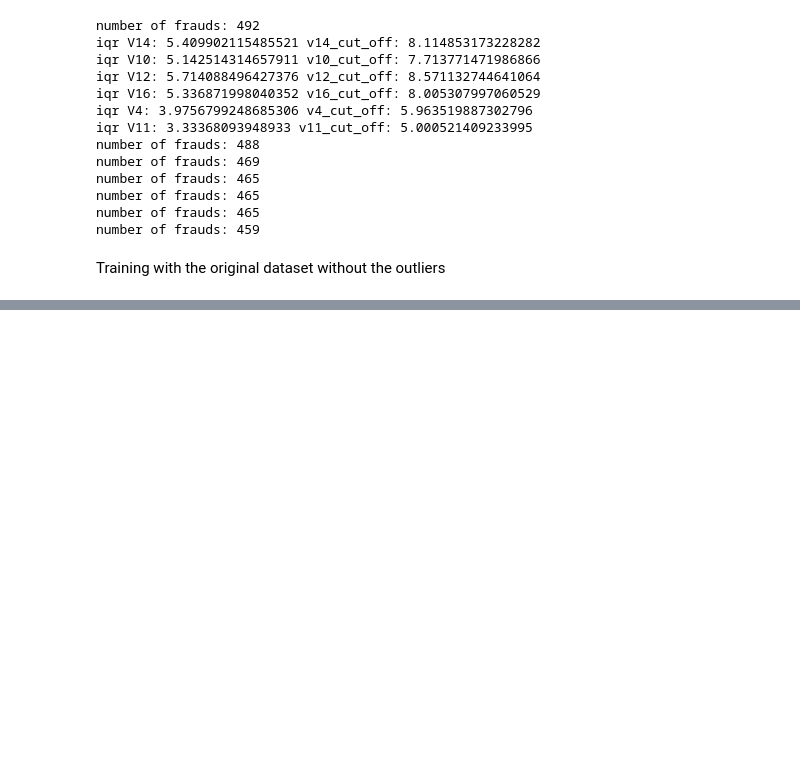
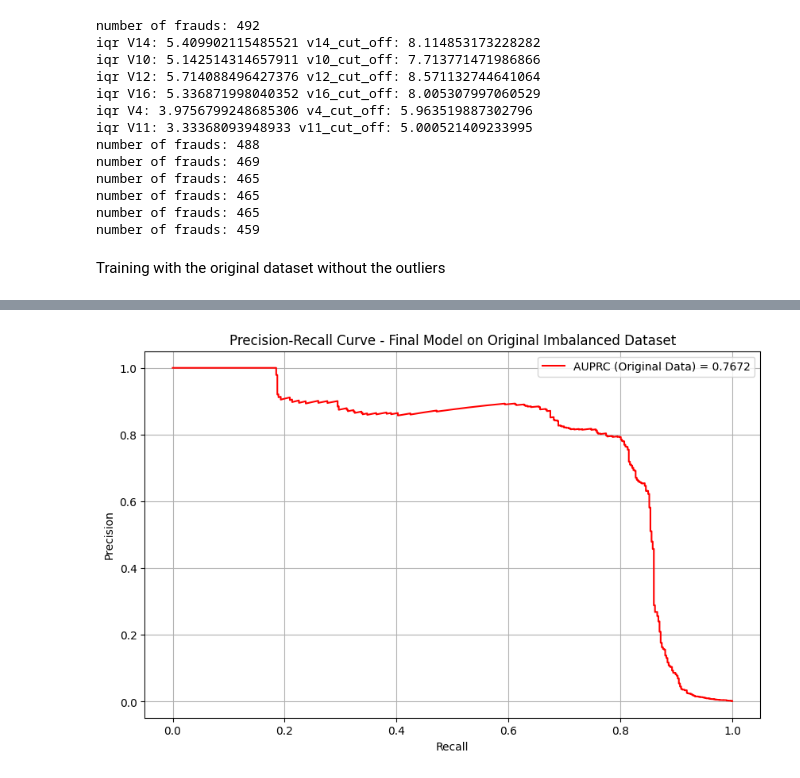
Before and after one commit to yezergmorales/credit-fraud-detector, a Jupyter notebook: dev/credit_fraud_detection.ipynb, the cells around one changed output, grey strips where cells are left out. Drawn from its saved outputs; the diff is of its cells as text; code cells hidden in the pictures; blank space fills up the shorter version.

```diff
--- a/dev/credit_fraud_detection.ipynb
+++ b/dev/credit_fraud_detection.ipynb
@@ -828,3 +919,19 @@ number of frauds: 465
 number of frauds: 459
 # %% [markdown]
 Training with the original dataset without the outliers
+# %%
+df = df.sample(frac=1)
+print(f"df.shape: {df.shape}")
+
+# amount of fraud classes fraud_cases rows.
+non_fraud_df = df.loc[df['Class'] == 0].copy()
+print(f"non_fraud_df.shape: {non_fraud_df.shape}")
+
+fraud_df = balanced_df_outliers[(balanced_df_outliers.Class==1)].copy()
+print(f"fraud_df.shape: {fraud_df.shape}")
+
+modif_df = pd.concat([fraud_df, non_fraud_df])
+
+# Shuffle dataframe rows
+modif_df = modif_df.sample(frac=1, random_state=42)
+print(f"modif_df.shape: {modif_df.shape}")
@@ -830,0 +943,69 @@ Training with the original dataset without the outliers
+# %%
+X = modif_df.drop("Class", axis=1)
+y = modif_df["Class"]
+X_orig = df.drop("Class", axis=1)
+y_orig = df["Class"]
+
+# Initialize stratified k-fold cross validation
+# The critical part is that you do set a random_state to a fixed integer when you
+# want your code to produce the same results across multiple runs.
+# If you don't set a random_state (or set it to None)
+skf = StratifiedKFold(n_splits=5, shuffle=True, random_state=42)
+
+# Initialize logistic regression as baseline model
+lr_model = LogisticRegression(random_state=42)
+
+# Lists to store precision, recall, AUPRC and F1 scores
+precision_scores = []
+auprc_scores = []
+
+# Perform cross validation
+for fold, (train_idx, val_idx) in enumerate(skf.split(X, y)):
+    # Split balanced data
+    X_train, X_val = X.iloc[train_idx], X.iloc[val_idx]
+    y_train, y_val = y.iloc[train_idx], y.iloc[val_idx]
+
+    # Train model
+    lr_model.fit(X_train, y_train)
+
+    # Get predictions in balanced dataset
+    y_pred_proba = lr_model.predict_proba(X_val)[:, 1]
+    y_pred = lr_model.predict(X_val)
+
+    # Calculate metrics - balanced
+    precision, recall, _ = precision_recall_curve(y_val, y_pred_proba)
+    auprc = average_precision_score(y_val, y_pred_proba)
+    auprc_scores.append(auprc)
+
+    # Calculate metrics for training set
+    y_train_pred_proba = lr_model.predict_proba(X_train)[:, 1]
+    auprc_train = average_precision_score(y_train, y_train_pred_proba)
+
+    print(f"Fold {fold + 1} - Val AUPRC: {auprc:.4f}, Train AUPRC: {auprc_train:.4f}")
+
+print(
+    "\nMean AUPRC: {:.4f} (+/- {:.4f})".format(
+        np.mean(auprc_scores), np.std(auprc_scores) * 2
+    )
+)
+
+print("\nTraining final model with all data...")
+lr_model.fit(X, y)
+
+# Evaluate on the original imbalanced dataset
+y_pred_proba_orig = lr_model.predict_proba(X_orig)[:, 1]
+auprc_orig_final = average_precision_score(y_orig, y_pred_proba_orig)
+precision_orig, recall_orig, _ = precision_recall_curve(y_orig, y_pred_proba_orig)
+
+print(f"\nFinal Model AUPRC on original imbalanced dataset: {auprc_orig_final:.4f}")
+
+# Plot Precision-Recall curve for the final model on original data
+plt.figure(figsize=(10, 6))
+plt.plot(recall_orig, precision_orig, color="red", label=f"AUPRC (Original Data) = {auprc_orig_final:.4f}")
+plt.xlabel("Recall")
+plt.ylabel("Precision")
+plt.title("Precision-Recall Curve - Final Model on Original Imbalanced Dataset")
+plt.legend()
+plt.grid(True)
+plt.show()
+# %% [output]
@@ -830,0 +1023 @@ Training with the original dataset without the outliers
+[figure, added]
```
Also changed, not shown: parts of 30 cells of this notebook, 3 other files.
